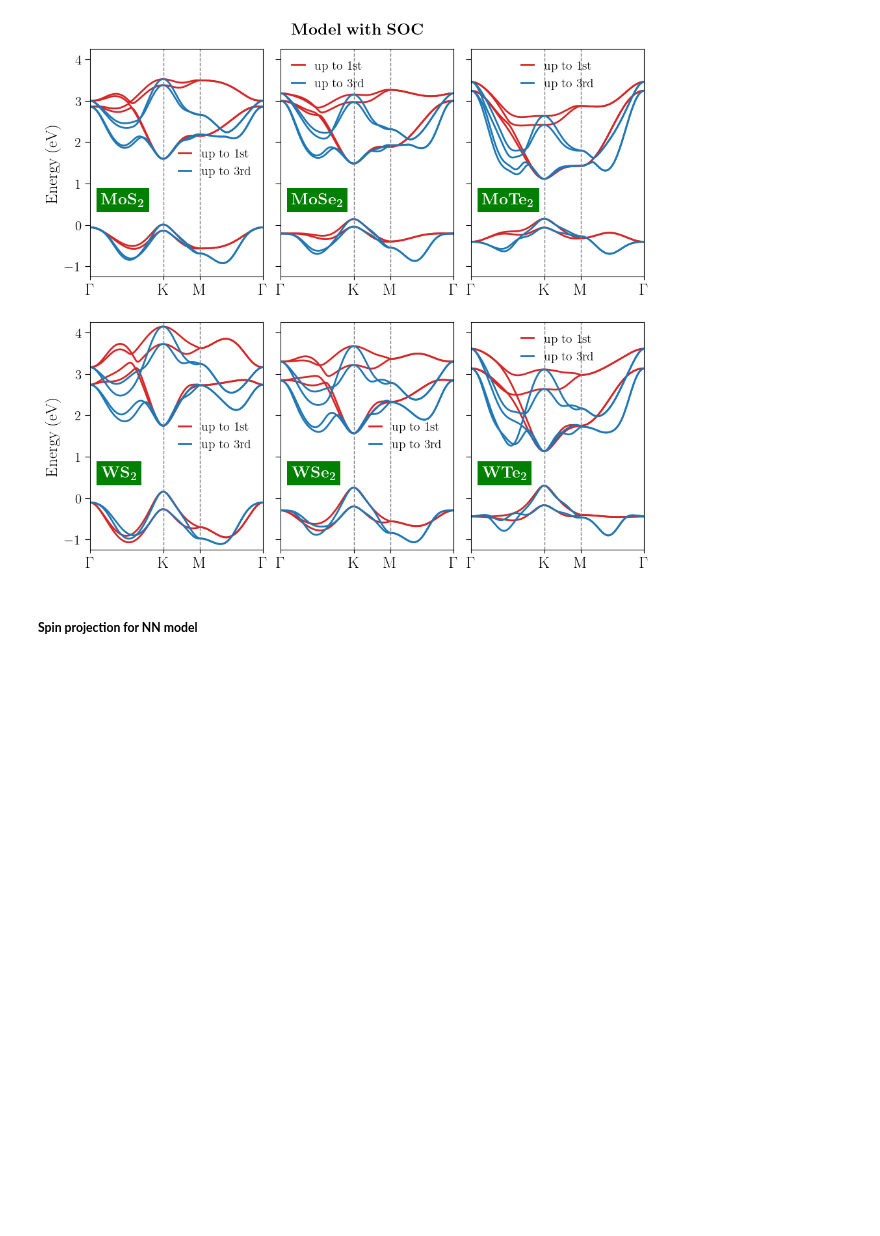
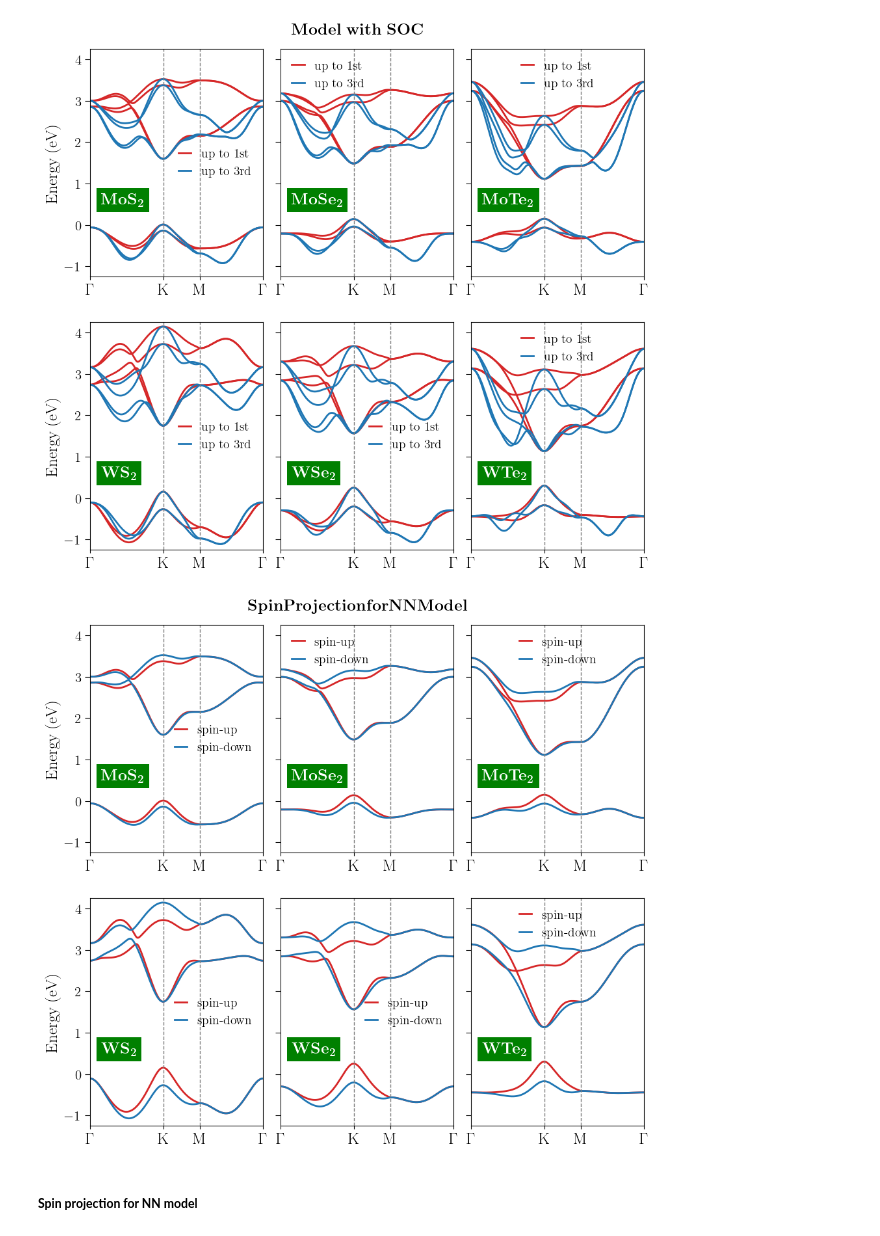
Before and after one commit to KJohnmar/INL-OBELIX-2026, a Jupyter notebook: TMDs/TMDs-monolayers.ipynb, the cells around one changed output. Saved outputs shown, nothing was run; the diff lists cells and outputs as text; code cells hidden in the pictures; blank space fills up the shorter version.

```diff
--- a/TMDs/TMDs-monolayers.ipynb
+++ b/TMDs/TMDs-monolayers.ipynb
@@ -1041,6 +1041,16 @@ def plot_BandStructure_TMDs_analytically(ax, k_axis, HS_axis, bands_a, bands_b,
         ax.plot(k_axis, bands_b[:, 3], color='tab:blue', lw=2, ls="-")
         ax.plot(k_axis, bands_b[:, 4], color='tab:blue', lw=2, ls="-")
         ax.plot(k_axis, bands_b[:, 5], color='tab:blue', lw=2, ls="-")
+    elif option == "SpinProjection":
+        lab1 = r"spin-up"
+        ax.plot(k_axis, bands_a[:, 0], color='tab:red', lw=2, ls="-", label=lab1)
+        ax.plot(k_axis, bands_a[:, 1], color='tab:red', lw=2, ls="-")
+        ax.plot(k_axis, bands_a[:, 2], color='tab:red', lw=2, ls="-")
+
+        lab2 = r"spin-down"
+        ax.plot(k_axis, bands_b[:, 0], color='tab:blue', lw=2, ls="-", label=lab2)
+        ax.plot(k_axis, bands_b[:, 1], color='tab:blue', lw=2, ls="-")
+        ax.plot(k_axis, bands_b[:, 2], color='tab:blue', lw=2, ls="-")
 
     ax.legend(fontsize=14, loc='best', frameon=False, handlelength=1.0)
 
@@ -1306,6 +1316,61 @@ if __name__ == "__main__":
     main_BandStructure_SOC_analytically()
 # %% [output]
 [figure]
+# %%
+def main_BandStructure_SpinProjection_analytically():
+    # 1. Adjust the figure size to fit both plots side-by-side
+    fig = plt.figure(figsize=(11, 10))
+
+    # 2. Create the gridspec
+    gs_main = gridspec.GridSpec(2, 3, figure=fig, wspace=0.1)
+
+    # 3. Create the subplots
+    ax1 = fig.add_subplot(gs_main[0, 0])
+    ax2 = fig.add_subplot(gs_main[0, 1])
+    ax3 = fig.add_subplot(gs_main[0, 2])
+    ax4 = fig.add_subplot(gs_main[1, 0])
+    ax5 = fig.add_subplot(gs_main[1, 1])
+    ax6 = fig.add_subplot(gs_main[1, 2])
+
+    # 4.
+    k_axis, HS_axis, bands_1st = calculate_TMDs_analytically(n_pts=100, name="MoS2", TB_model="1N", fit_parameter="GGA", soc=True, sp=+1)
+    _, _, bands_3rd = calculate_TMDs_analytically(n_pts=100, name="MoS2", TB_model="1N", fit_parameter="GGA", soc=True, sp=-1)
+    plot_BandStructure_TMDs_analytically(ax1, k_axis, HS_axis, bands_1st, bands_3rd, name="MoS2", option="SpinProjection")
+
+    _, _, bands_1st = calculate_TMDs_analytically(n_pts=100, name="MoSe2", TB_model="1N", fit_parameter="GGA", soc=True, sp=+1)
+    _, _, bands_3rd = calculate_TMDs_analytically(n_pts=100, name="MoSe2", TB_model="1N", fit_parameter="GGA", soc=True, sp=-1)
+    plot_BandStructure_TMDs_analytically(ax2, k_axis, HS_axis, bands_1st, bands_3rd, name="MoSe2", option="SpinProjection")
+
+    _, _, bands_1st = calculate_TMDs_analytically(n_pts=100, name="MoTe2", TB_model="1N", fit_parameter="GGA", soc=True, sp=+1)
+    _, _, bands_3rd = calculate_TMDs_analytically(n_pts=100, name="MoTe2", TB_model="1N", fit_parameter="GGA", soc=True, sp=-1)
+    plot_BandStructure_TMDs_analytically(ax3, k_axis, HS_axis, bands_1st, bands_3rd, name="MoTe2", option="SpinProjection")
+
+    _, _, bands_1st = calculate_TMDs_analytically(n_pts=100, name="WS2", TB_model="1N", fit_parameter="GGA", soc=True, sp=+1)
+    _, _, bands_3rd = calculate_TMDs_analytically(n_pts=100, name="WS2", TB_model="1N", fit_parameter="GGA", soc=True, sp=-1)
+    plot_BandStructure_TMDs_analytically(ax4, k_axis, HS_axis, bands_1st, bands_3rd, name="WS2", option="SpinProjection")
+
+    _, _, bands_1st = calculate_TMDs_analytically(n_pts=100, name="WSe2", TB_model="1N", fit_parameter="GGA", soc=True, sp=+1)
+    _, _, bands_3rd = calculate_TMDs_analytically(n_pts=100, name="WSe2", TB_model="1N", fit_parameter="GGA", soc=True, sp=-1)
+    plot_BandStructure_TMDs_analytically(ax5, k_axis, HS_axis, bands_1st, bands_3rd, name="WSe2", option="SpinProjection")
+
+    _, _, bands_1st = calculate_TMDs_analytically(n_pts=100, name="WTe2", TB_model="1N", fit_parameter="GGA", soc=True, sp=+1)
+    _, _, bands_3rd = calculate_TMDs_analytically(n_pts=100, name="WTe2", TB_model="1N", fit_parameter="GGA", soc=True, sp=-1)
+    plot_BandStructure_TMDs_analytically(ax6, k_axis, HS_axis, bands_1st, bands_3rd, name="WTe2", option="SpinProjection")
+
+    fig.suptitle(r"$\mathbf{Spin Projection for NN Model}$", fontsize=18, fontweight=900, y=0.92)
+
+    # 5. Finalization
+    plt.tight_layout()
+    #plt.subplots_adjust(left=0.05, right=0.95, bottom=0.05, top=0.95,
+    #                      hspace=0.4, wspace=0.4)
+
+    plt.show()
+    plt.close()
+
+if __name__ == "__main__":
+    main_BandStructure_SpinProjection_analytically()
+# %% [output]
+[figure, added]
 # %% [markdown]
 ##### __Spin projection for NN model__
 # %% [markdown]
```
